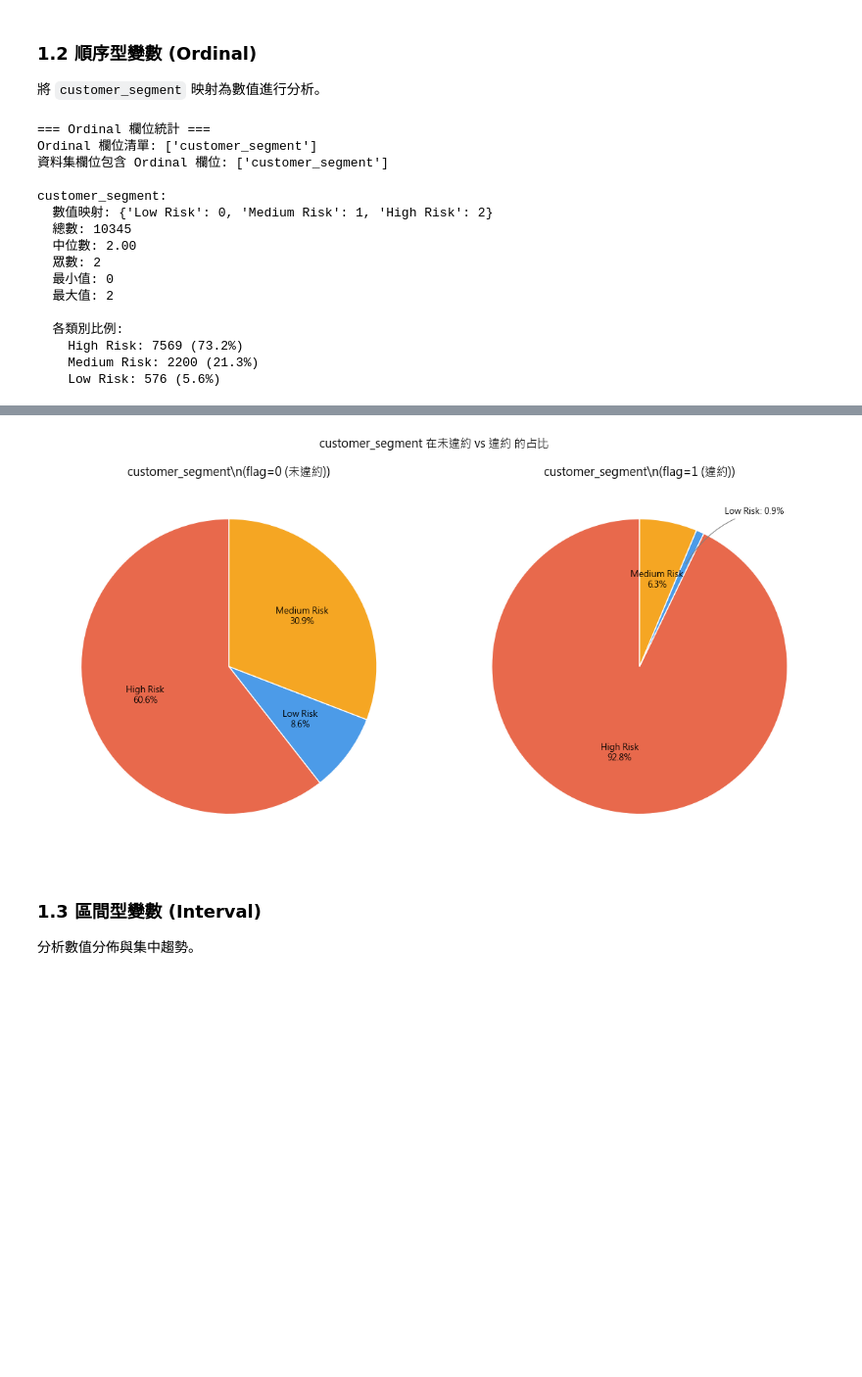
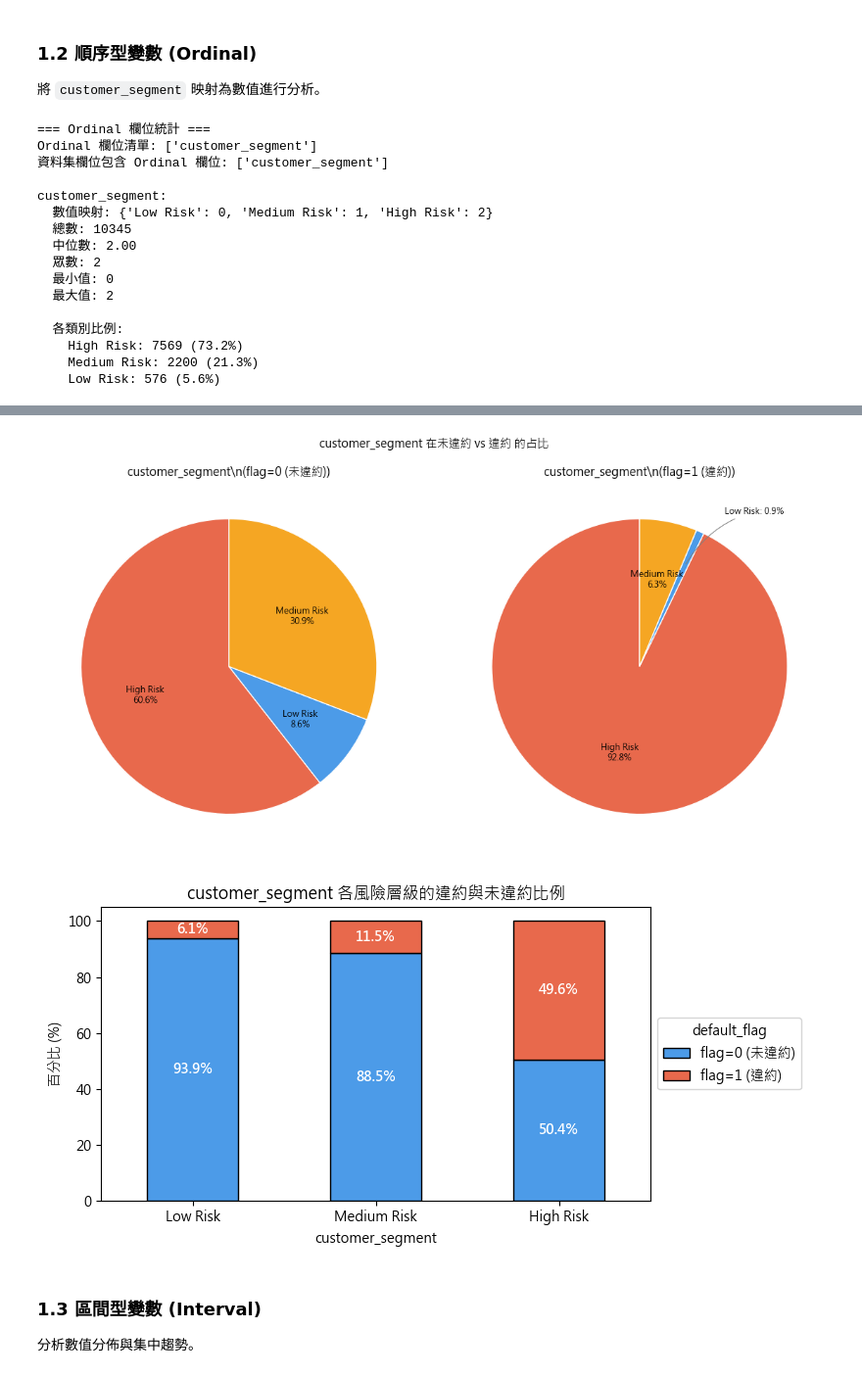
Before and after one commit to BobbleUnderBox/DataMiningG1FinalProject, a Jupyter notebook: notebooks/02_exploratory_data_analysis.ipynb, the cells around one changed output, grey strips where cells are left out. Shown at 98% size. Cells and saved outputs as stored; diff of their text form; code cells hidden in the pictures; blank space fills up the shorter version.

```diff
--- a/notebooks/02_exploratory_data_analysis.ipynb
+++ b/notebooks/02_exploratory_data_analysis.ipynb
@@ -270,33 +293,61 @@ for col in data_types['Ordinal']:
                 if subset.empty:
                     ax.text(0.5, 0.5, 'No data', ha='center', va='center')
                     ax.axis('off')
                     continue
                 subset_colors = [color_map[cat] for cat in subset.index]
                 # 使用合併小切片的繪圖函式
                 draw_pie_with_leaders(ax, subset, colors=subset_colors, small_pct=5)
                 ax.set_title(f"{col}\\n({flag_labels.get(flag_val, flag_val)})")
             plt.suptitle(f"{col} 在未違約 vs 違約 的占比", fontsize=12, y=1.02)
             plt.tight_layout()
             plt.show()
+
+            # ---------------------------------------------------------
+            # 2. 新增：100% 堆疊長條圖 (觀察各特徵類別內部的違約機率)
+            # ---------------------------------------------------------
+            # 使用 pd.crosstab 產生交叉表，並設定 normalize='index' 計算橫向百分比
+            cross_tab = pd.crosstab(df_numeric, df['default_flag'], normalize='index') * 100
+
+            # 繪製圖表
+            ax = cross_tab.plot(kind='bar', stacked=True, figsize=(8, 4),
+                                color=['#4C9BE8', '#E8694C'], edgecolor='black')
+
+            plt.title(f"{col} 各風險層級的違約與未違約比例")
+            plt.xlabel(col)
+            plt.ylabel('百分比 (%)')
+
+            # 將圖例移到圖表外側避免遮擋
+            plt.legend([flag_labels[0], flag_labels[1]], title='default_flag', loc='center left', bbox_to_anchor=(1, 0.5))
+
+            # 在長條圖區塊中心印上百分比數值
+            for c in ax.containers:
+                # 只有當高度(百分比)大於 0 時才標示數字，避免太擠
+                labels = [f'{v.get_height():.1f}%' if v.get_height() > 0 else '' for v in c]
+                ax.bar_label(c, labels=labels, label_type='center', color='white', weight='bold')
+
+            plt.xticks([0, 1, 2], ['Low Risk', 'Medium Risk', 'High Risk'], rotation=0)
+            plt.tight_layout()
+            plt.show()
 # %% [output]
 === Ordinal 欄位統計 ===
 Ordinal 欄位清單: ['customer_segment']
 資料集欄位包含 Ordinal 欄位: ['customer_segment']
 
 customer_segment:
   數值映射: {'Low Risk': 0, 'Medium Risk': 1, 'High Risk': 2}
   總數: 10345
   中位數: 2.00
   眾數: 2
   最小值: 0
   最大值: 2
 
   各類別比例:
     High Risk: 7569 (73.2%)
     Medium Risk: 2200 (21.3%)
     Low Risk: 576 (5.6%)
 [figure]
 [figure]
+[figure, added]
 # %% [markdown]
 ### 1.3 區間型變數 (Interval)
 分析數值分佈與集中趨勢。
```
Also changed, not shown: parts of 3 cells of this notebook, 3 other files.
